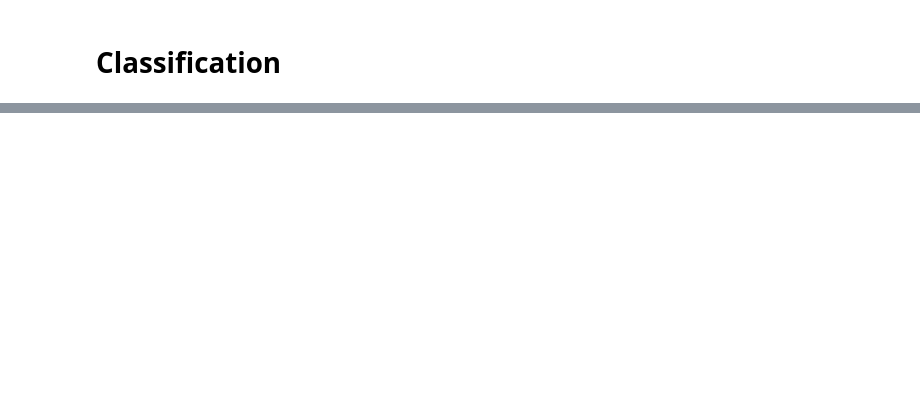
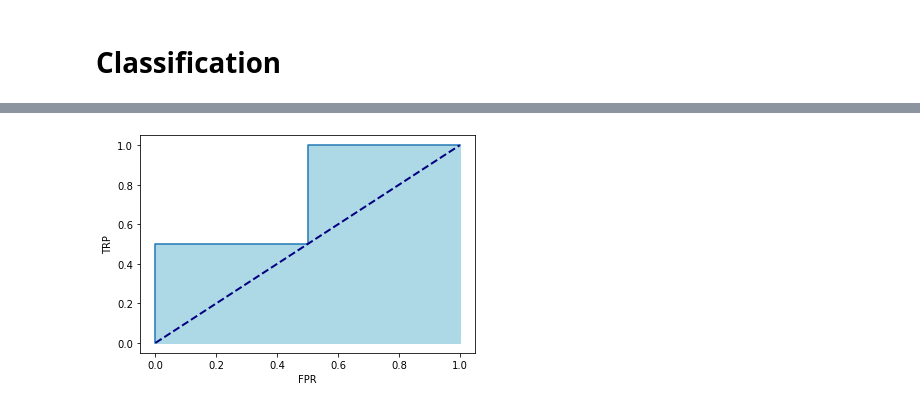
Before and after one commit to HonorWithPupils/Pattern-Recognition-Coursework, a Jupyter notebook: Metrics.ipynb, the cells around one changed output, grey strips where cells are left out. Saved outputs shown, nothing was run; the diff lists cells and outputs as text; code cells hidden in the pictures; blank space fills up the shorter version.

```diff
--- a/Metrics.ipynb
+++ b/Metrics.ipynb
@@ -35,0 +199,4 @@ def singleMetics(P, R):
+# %%
+ROCcurve(y_prob, y_true, plot=True);
+# %% [output]
+[figure, added]
```
Also changed, not shown: parts of 24 cells of this notebook, 2 other files.
